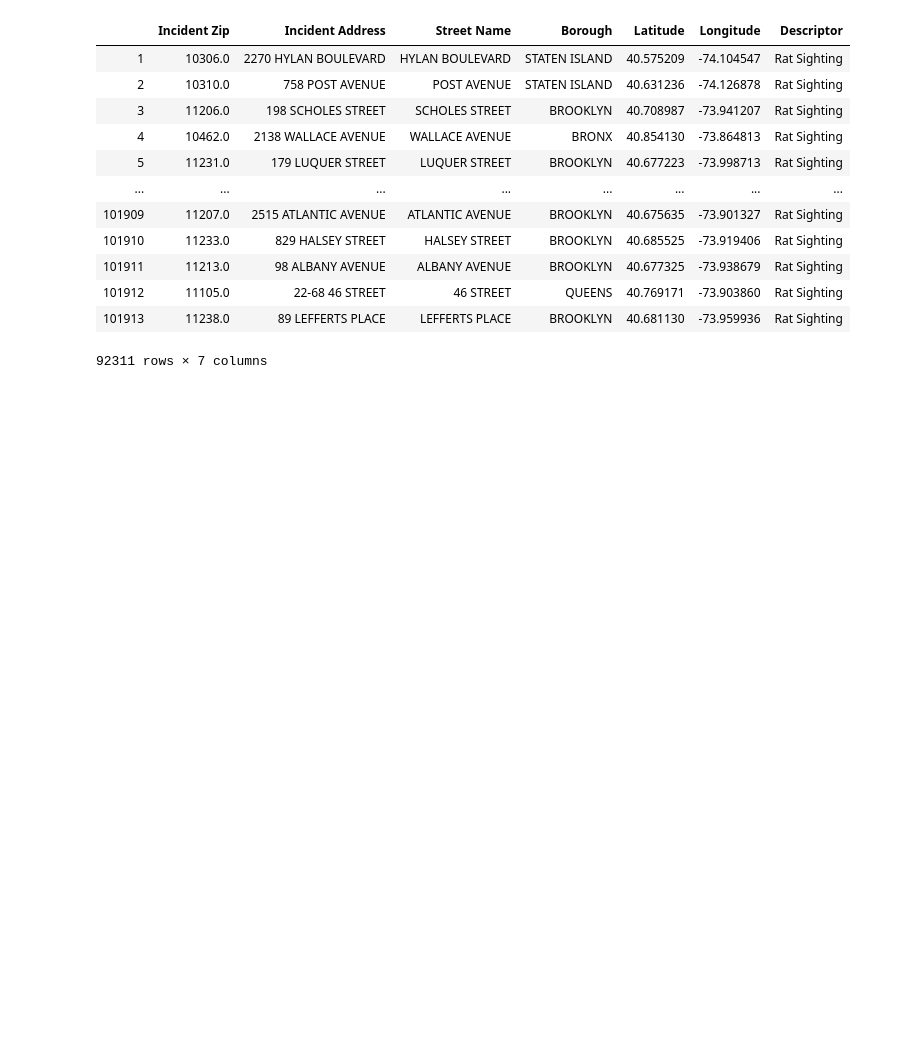
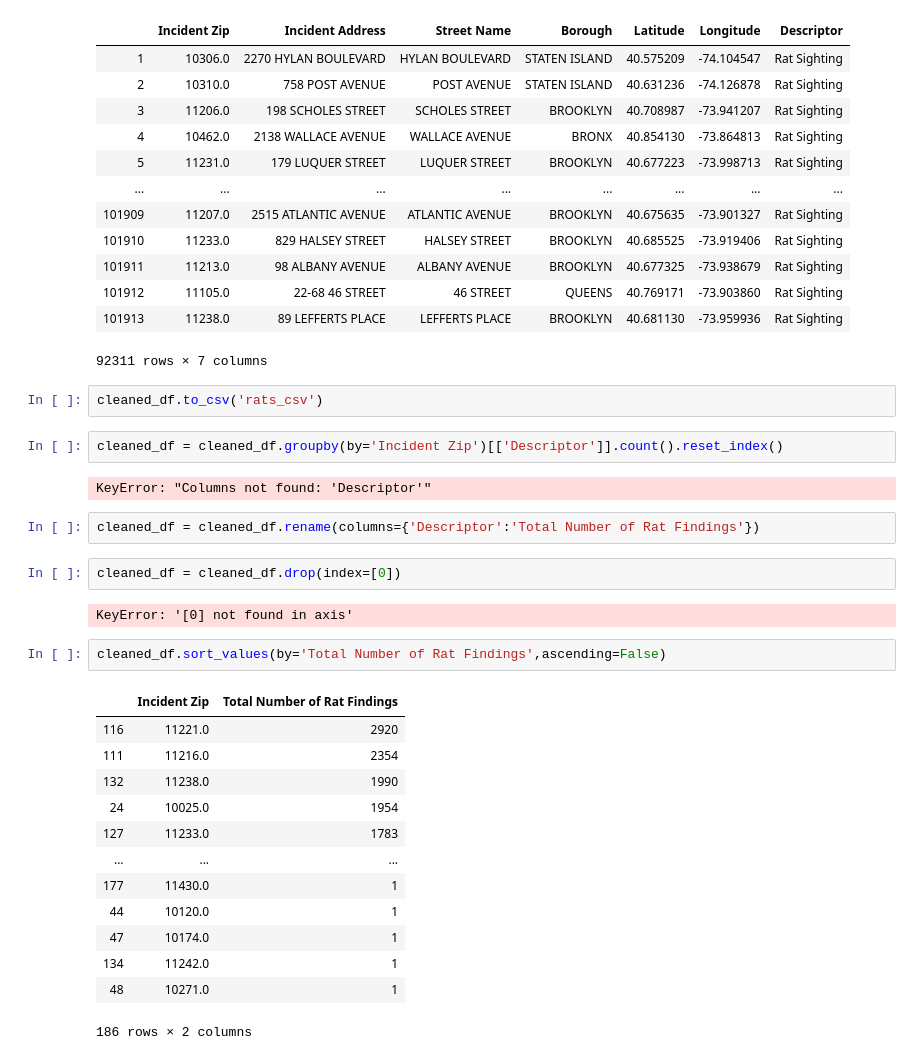
Before and after one commit to H-Hernandez/ETL-Project, a Jupyter notebook: NYC Rat Sightings Data.ipynb, the cells around one changed output. Cells and saved outputs as stored; diff of their text form; blank space fills up the shorter version.

```diff
--- a/NYC Rat Sightings Data.ipynb
+++ b/NYC Rat Sightings Data.ipynb
@@ -226,3 +226,31 @@ cleaned_df
 | 101912 | 11105.0 | 22-68 46 STREET | 46 STREET | QUEENS | 40.769171 | -73.903860 | Rat Sighting |
 | 101913 | 11238.0 | 89 LEFFERTS PLACE | LEFFERTS PLACE | BROOKLYN | 40.681130 | -73.959936 | Rat Sighting |
 92311 rows × 7 columns
+# %%
+cleaned_df.to_csv('rats_csv')
+# %%
+cleaned_df = cleaned_df.groupby(by='Incident Zip')[['Descriptor']].count().reset_index()
+# %% [output]
+KeyError: "Columns not found: 'Descriptor'"
+# %%
+cleaned_df = cleaned_df.rename(columns={'Descriptor':'Total Number of Rat Findings'})
+# %%
+cleaned_df = cleaned_df.drop(index=[0])
+# %% [output]
+KeyError: '[0] not found in axis'
+# %%
+cleaned_df.sort_values(by='Total Number of Rat Findings',ascending=False)
+# %% [output]
+|  | Incident Zip | Total Number of Rat Findings |
+| 116 | 11221.0 | 2920 |
+| 111 | 11216.0 | 2354 |
+| 132 | 11238.0 | 1990 |
+| 24 | 10025.0 | 1954 |
+| 127 | 11233.0 | 1783 |
+| ... | ... | ... |
+| 177 | 11430.0 | 1 |
+| 44 | 10120.0 | 1 |
+| 47 | 10174.0 | 1 |
+| 134 | 11242.0 | 1 |
+| 48 | 10271.0 | 1 |
+186 rows × 2 columns
```
